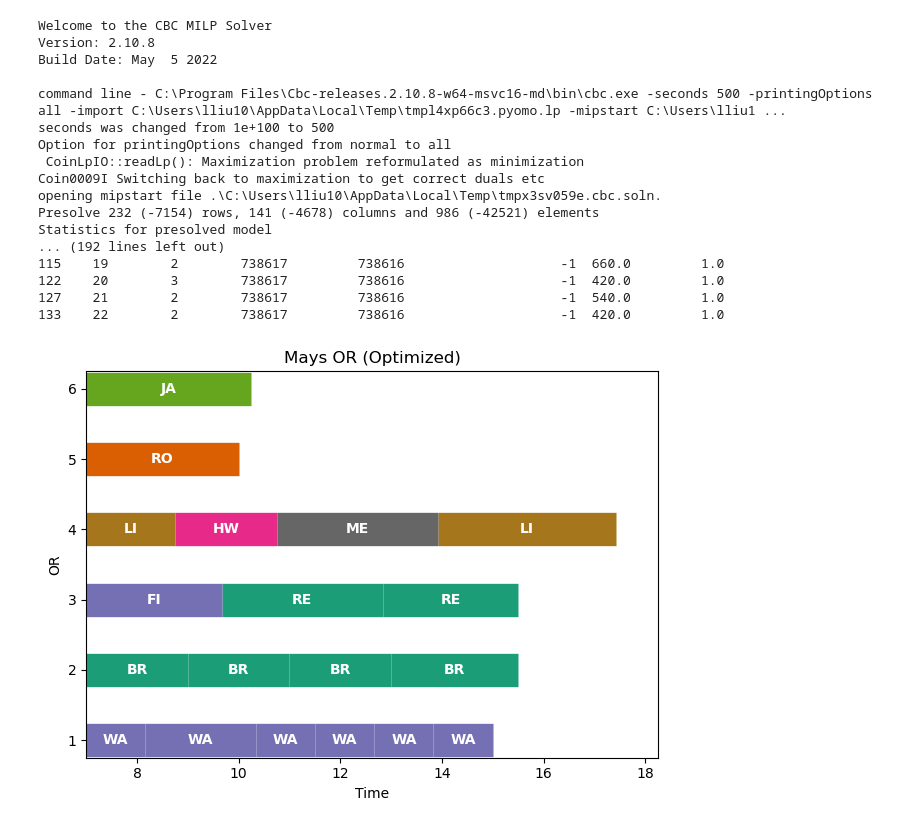
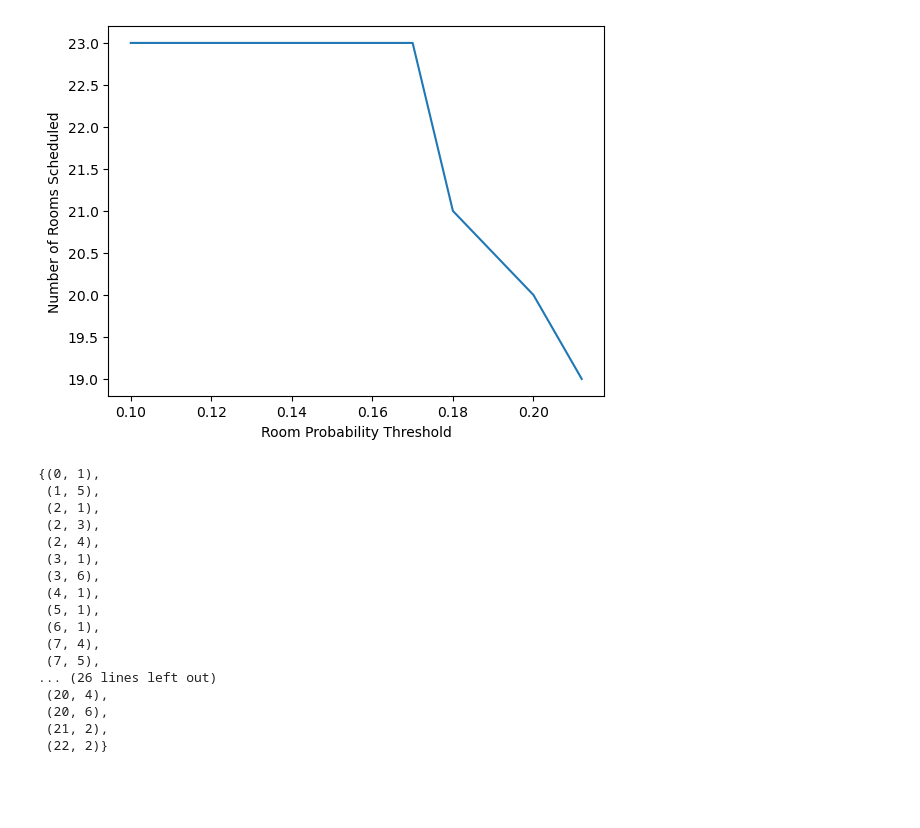
Before and after one commit to LiuDaveLiu/theatre-scheduling, a Jupyter notebook: modelling/RoomClass_scheduler.ipynb, the cells around one changed output. Cells and saved outputs as stored; diff of their text form; code cells hidden in the pictures; blank space fills up the shorter version.

```diff
--- a/modelling/RoomClass_scheduler.ipynb
+++ b/modelling/RoomClass_scheduler.ipynb
@@ -49,3 +65,5 @@ case_set
 # %%
-scheduler = sch_mda.TheatreScheduler(case_file_path=case_path, session_file_path=session_path, case_no=case_set_no)
+plt.plot(prob_list,ans)
+plt.xlabel('Room Probability Threshold')
+plt.ylabel('Number of Rooms Scheduled')
 # %% [output]
@@ -64,22 +71 @@ WARNING: Element 0 already exists in set SURGEONS; no action taken.
+[figure, added]
-# %%
-cbc_path = "C:\\Program Files\\Cbc-releases.2.10.8-w64-msvc16-md\\bin\\cbc.exe"
-scheduler.solve(solver_name="cbc", solver_path=cbc_path, options=options)
-# %% [output]
-Welcome to the CBC MILP Solver
-Version: 2.10.8
-Build Date: May  5 2022
-
-command line - C:\Program Files\Cbc-releases.2.10.8-w64-msvc16-md\bin\cbc.exe -seconds 500 -printingOptions all -import C:\Users\lliu10\AppData\Local\Temp\tmpl4xp66c3.pyomo.lp -mipstart C:\Users\lliu1 ...
-seconds was changed from 1e+100 to 500
-Option for printingOptions changed from normal to all
- CoinLpIO::readLp(): Maximization problem reformulated as minimization
-Coin0009I Switching back to maximization to get correct duals etc
-opening mipstart file .\C:\Users\lliu10\AppData\Local\Temp\tmpx3sv059e.cbc.soln.
-Presolve 232 (-7154) rows, 141 (-4678) columns and 986 (-42521) elements
-Statistics for presolved model
-... (192 lines left out)
-115    19        2        738617         738616                    -1  660.0         1.0
-122    20        3        738617         738616                    -1  420.0         1.0
-127    21        2        738617         738616                    -1  540.0         1.0
-133    22        2        738617         738616                    -1  420.0         1.0
-[figure, removed]
@@ -85,0 +84,20 @@ Statistics for presolved model
+# %%
+case_set
+# %% [output]
+{(0, 1),
+ (1, 5),
+ (2, 1),
+ (2, 3),
+ (2, 4),
+ (3, 1),
+ (3, 6),
+ (4, 1),
+ (5, 1),
+ (6, 1),
+ (7, 4),
+ (7, 5),
+... (26 lines left out)
+ (20, 4),
+ (20, 6),
+ (21, 2),
+ (22, 2)}
```
Also changed, not shown: parts of 6 cells of this notebook, 3 other files.
